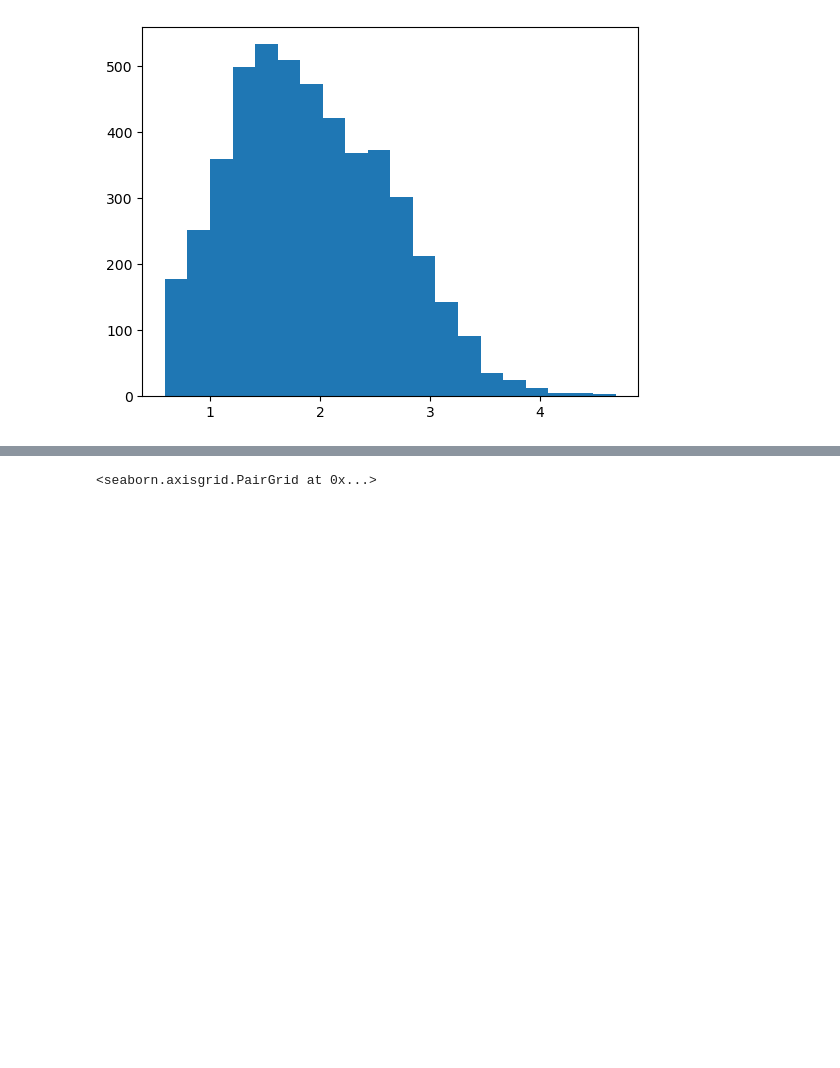
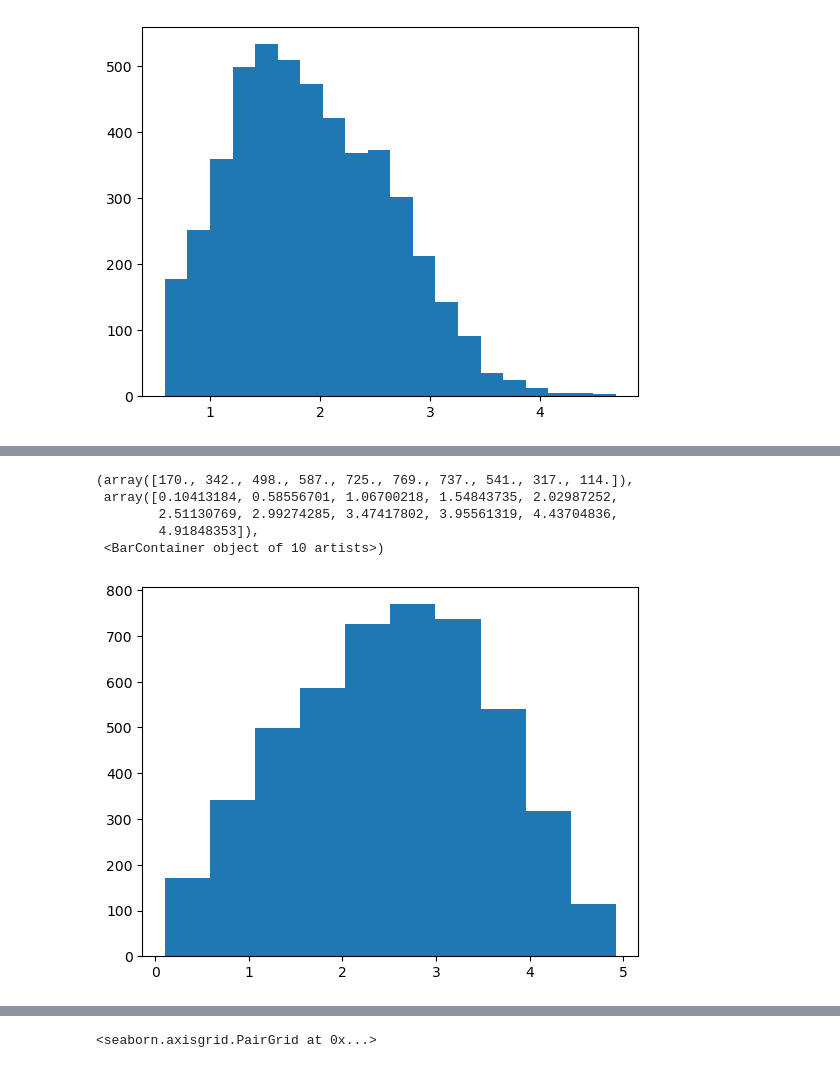
Before and after one commit to quentinchichery/hackathon-peren-2022, a Jupyter notebook: 01-exploration.ipynb, the cells around one changed output, grey strips where cells are left out. Saved outputs shown, nothing was run; the diff lists cells and outputs as text; code cells hidden in the pictures; blank space fills up the shorter version.

```diff
--- a/01-exploration.ipynb
+++ b/01-exploration.ipynb
@@ -95,3 +92,12 @@ df.head()
 | 2 | 43893bc5-449c-56ef-3857-ebe679ffa869 | 48.9015 | 2.3704 | 75019 | 48.8814 | 2.3484 | 75009 | 1 | ... |
 | 3 | 284884a2-55e5-c1d9-b036-4ad9ee5be9b9 | 48.8504 | 2.2902 | 75015 | 48.8716 | 2.2811 | 75016 | 6 | ... |
 | 4 | a0ce5b5f-ca56-3921-f942-2f1efed97f9e | 48.8583 | 2.3894 | 75011 | 48.8623 | 2.3426 | 75001 | 2 | ... |
+# %%
+plt.hist(df['distance'])
+# %% [output]
+(array([170., 342., 498., 587., 725., 769., 737., 541., 317., 114.]),
+ array([0.10413184, 0.58556701, 1.06700218, 1.54843735, 2.02987252,
+        2.51130769, 2.99274285, 3.47417802, 3.95561319, 4.43704836,
+        4.91848353]),
+ <BarContainer object of 10 artists>)
+[figure, added]
```
Also changed, not shown: parts of 7 cells of this notebook.
